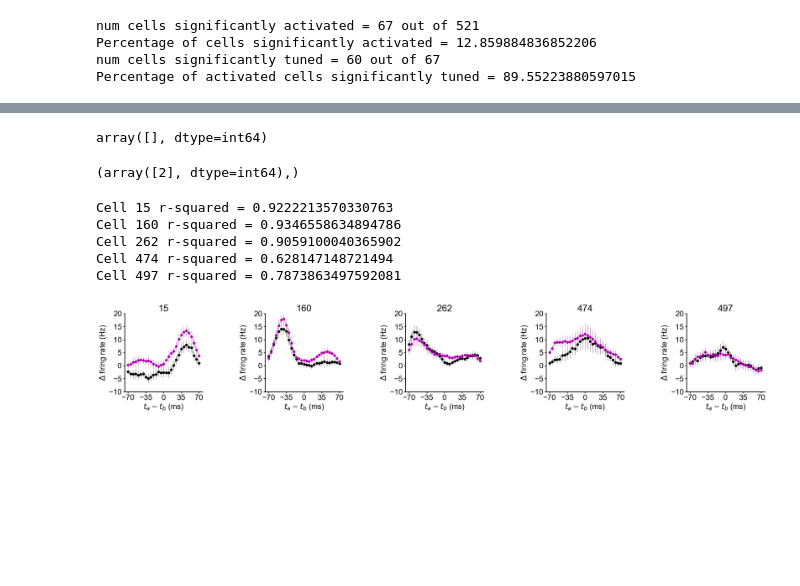
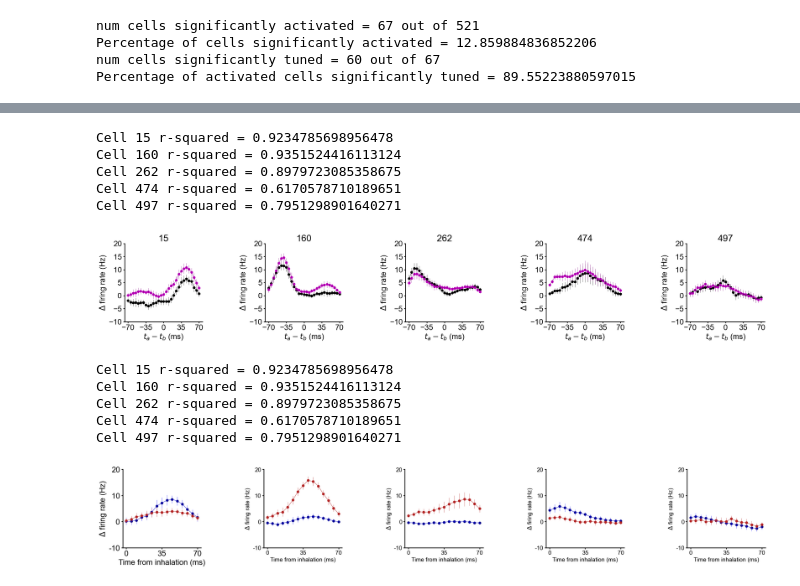
Before and after one commit to rmblazing/phase-coding-analysis, a Jupyter notebook: figure_generation/figure2/fig2_final.ipynb, the cells around one changed output, grey strips where cells are left out. Drawn from its saved outputs; the diff is of its cells as text; code cells hidden in the pictures; blank space fills up the shorter version.

```diff
--- a/figure_generation/figure2/fig2_final.ipynb
+++ b/figure_generation/figure2/fig2_final.ipynb
@@ -94,13 +151,20 @@ for rec in reclist[1:]:
     baseline_sub_psth_by_trial = np.concatenate((baseline_sub_psth_by_trial, baseline_sub_bytrial),0)
 # %%
 n_trials = baseline_sub_psth_by_trial.shape[2]
-n_stim = len(indices)
+n_latencies_two_spot = len(indices)
+n_latencies_single_spot = 15
 # %%
-def plot_real_and_predicted_curves(cell, baseline_sub_psth_by_trial, indices, single_spot_indices, n_trials, n_stim, filt_width = 5, font_size = 15):
+def plot_real_and_predicted_curves(cell, baseline_sub_psth_by_trial, indices, single_spot_indices, n_trials, n_latencies_two_spot, filt_width = 5, font_size = 15):
+
+    # spot A indices: where spot A was stimulated alone at different intervals relative to inhalation
+    spot_A_indices = np.arange(30,45) # hard-coded. 30-45 are spot A alone indices.
+    spot_A_psths = baseline_sub_psth_by_trial[cell,spot_A_indices,:]
+
+
     test = baseline_sub_psth_by_trial[cell,:,:]
     test = test[indices,:]
-    all_mov_mean_y = np.empty((n_trials,n_stim))
-    all_mov_mean_y_combine = np.empty((n_trials,n_stim))
+    all_mov_mean_y = np.empty((n_trials,n_latencies_two_spot))
+    all_mov_mean_y_combine = np.empty((n_trials,n_latencies_two_spot))
     x_valid = np.arange(-70,75,5)
     filt_width = 5
 
@@ -127,7 +191,7 @@ def plot_real_and_predicted_curves(cell, baseline_sub_psth_by_trial, indices, si
     mean_stim_resp_combine = np.mean(all_mov_mean_y_combine,0)
     CI = []
     CI_combine = []
-    for stim in range(n_stim):
+    for stim in range(n_latencies_two_spot):
         data = all_mov_mean_y[:,stim]
         data_combine = all_mov_mean_y_combine[:,stim]
         t = st.t.interval(alpha=0.95, df=len(data)-1, loc=np.mean(data), scale=st.sem(data))
@@ -160,8 +224,8 @@ for cell_n, cell in enumerate(tuned_resp_cells):
 
     test = baseline_sub_psth_by_trial[cell,:,:]
     test = test[indices,:]
-    all_mov_mean_y = np.empty((n_trials,n_stim))
-    all_mov_mean_y_combine = np.empty((n_trials,n_stim))
+    all_mov_mean_y = np.empty((n_trials,n_latencies_two_spot))
+    all_mov_mean_y_combine = np.empty((n_trials,n_latencies_two_spot))
     x_valid = np.arange(-70,75,5)
     filt_width = 5
 
@@ -188,7 +252,7 @@ for cell_n, cell in enumerate(tuned_resp_cells):
     mean_stim_resp_combine = np.mean(all_mov_mean_y_combine,0)
     CI = []
     CI_combine = []
-    for stim in range(n_stim):
+    for stim in range(n_latencies_two_spot):
         data = all_mov_mean_y[:,stim]
         data_combine = all_mov_mean_y_combine[:,stim]
         t = st.t.interval(alpha=0.95, df=len(data)-1, loc=np.mean(data), scale=st.sem(data))
@@ -221,8 +285,8 @@ filt_width = 5 #each delta t is 5ms, so smoothing will occur over 25ms
 coeffs = np.empty((len(tuned_resp_cells),2))
 r_sq = np.empty(len(tuned_resp_cells))
 
-mov_mean_y_all = np.empty((len(tuned_resp_cells), n_stim))
-mov_mean_y_combine_all = np.empty((len(tuned_resp_cells), n_stim))
+mov_mean_y_all = np.empty((len(tuned_resp_cells), n_latencies_two_spot))
+mov_mean_y_combine_all = np.empty((len(tuned_resp_cells), n_latencies_two_spot))
 
 for i, cell in enumerate(tuned_resp_cells):
 
@@ -292,22 +356,28 @@ PGanalysis.axis_fixer(ratio = 1, size = 20)
-# %%
-resp_idx
-# %% [output]
-array([], dtype=int64)
-# %%
-np.where(np.array(tuned_resp_cells) == 15)
-# %% [output]
-(array([2], dtype=int64),)
 # %%
 plt.figure(figsize = (30,30))
 for cell_n, cell in enumerate([15, 160, 262, 474, 497]):
     plt.subplot(1,5,cell_n+1)
-    plot_real_and_predicted_curves(cell, baseline_sub_psth_by_trial, indices, single_spot_indices, n_trials, n_stim, font_size = 20)
+    plot_real_and_predicted_curves(cell, baseline_sub_psth_by_trial, indices, single_spot_indices, n_trials, n_latencies_two_spot, font_size = 20)
     resp_idx = np.where(np.array(tuned_resp_cells) == cell)[0]
     print('Cell ' + str(cell) + ' r-squared = ' + str(r_sq[resp_idx][0]))
 # %% [output]
-Cell 15 r-squared = 0.9222213570330763
-Cell 160 r-squared = 0.9346558634894786
-Cell 262 r-squared = 0.9059100040365902
-Cell 474 r-squared = 0.628147148721494
-Cell 497 r-squared = 0.7873863497592081
+Cell 15 r-squared = 0.9234785698956478
+Cell 160 r-squared = 0.9351524416113124
+Cell 262 r-squared = 0.8979723085358675
+Cell 474 r-squared = 0.6170578710189651
+Cell 497 r-squared = 0.7951298901640271
-[figure, old version]
+[figure, new version]
+# %%
+plt.figure(figsize = (30,30))
+for cell_n, cell in enumerate([15, 160, 262, 474, 497]):
+    plt.subplot(1,5,cell_n+1)
+    plot_individual_spot_tuning(cell, baseline_sub_psth_by_trial, n_trials, n_latencies_single_spot)
+    resp_idx = np.where(np.array(tuned_resp_cells) == cell)[0]
+    print('Cell ' + str(cell) + ' r-squared = ' + str(r_sq[resp_idx][0]))
+# %% [output]
+Cell 15 r-squared = 0.9234785698956478
+Cell 160 r-squared = 0.9351524416113124
+Cell 262 r-squared = 0.8979723085358675
+Cell 474 r-squared = 0.6170578710189651
+Cell 497 r-squared = 0.7951298901640271
+[figure, added]
```
Also changed, not shown: parts of 19 cells of this notebook.
